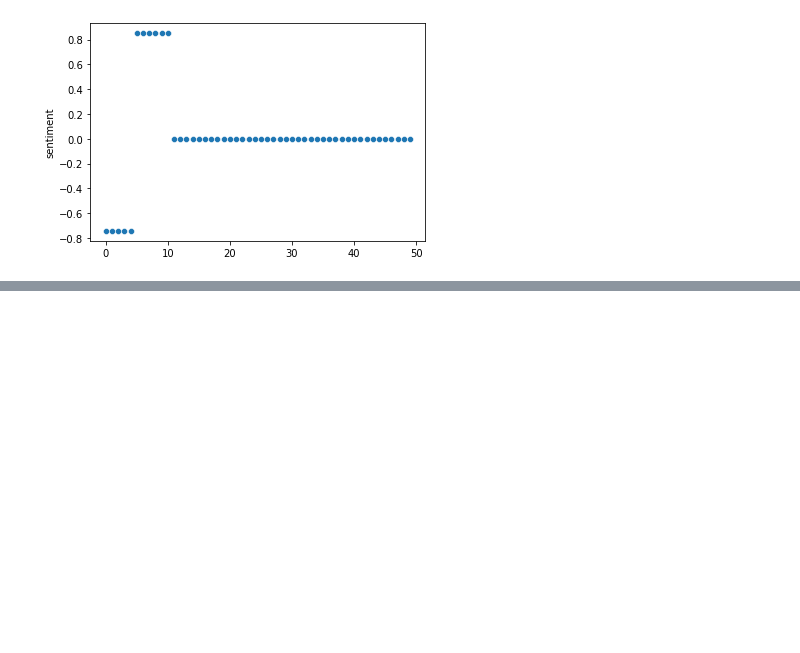
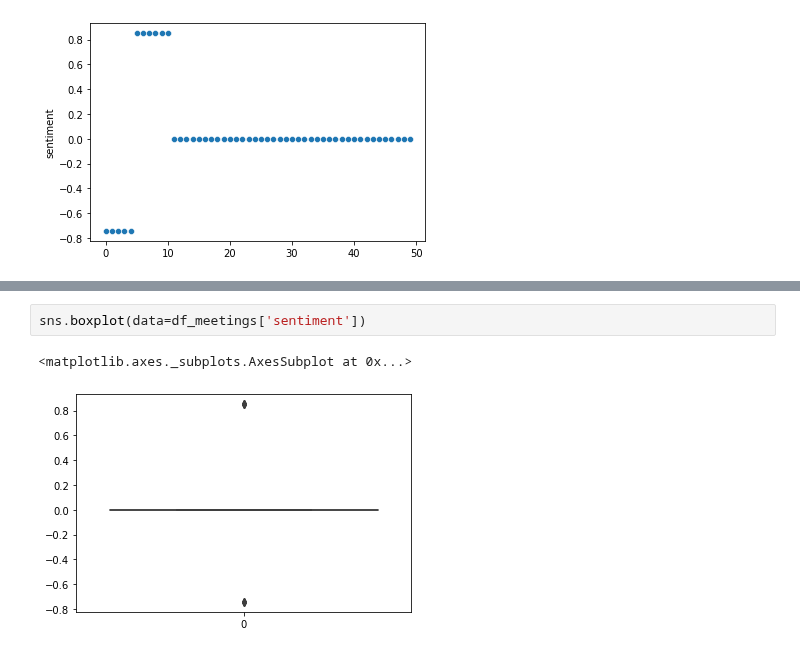
Before and after one commit to BloomTech-Labs/underdog-devs-ds-a, a Jupyter notebook: notebooks/Underdogs_Meeting_Sentiment (3).ipynb, the cells around one changed output, grey strips where cells are left out. Saved outputs shown, nothing was run; the diff lists cells and outputs as text; blank space fills up the shorter version.

```diff
--- a/notebooks/Underdogs_Meeting_Sentiment (2).ipynb
+++ b/notebooks/Underdogs_Meeting_Sentiment (3).ipynb
@@ -122,0 +131,5 @@ sns.scatterplot(data=df_meetings['sentiment'])
+# %%
+sns.boxplot(data=df_meetings['sentiment'])
+# %% [output]
+<matplotlib.axes._subplots.AxesSubplot at 0x...>
+[figure, added]
```
Also changed, not shown: parts of 2 cells of this notebook.
